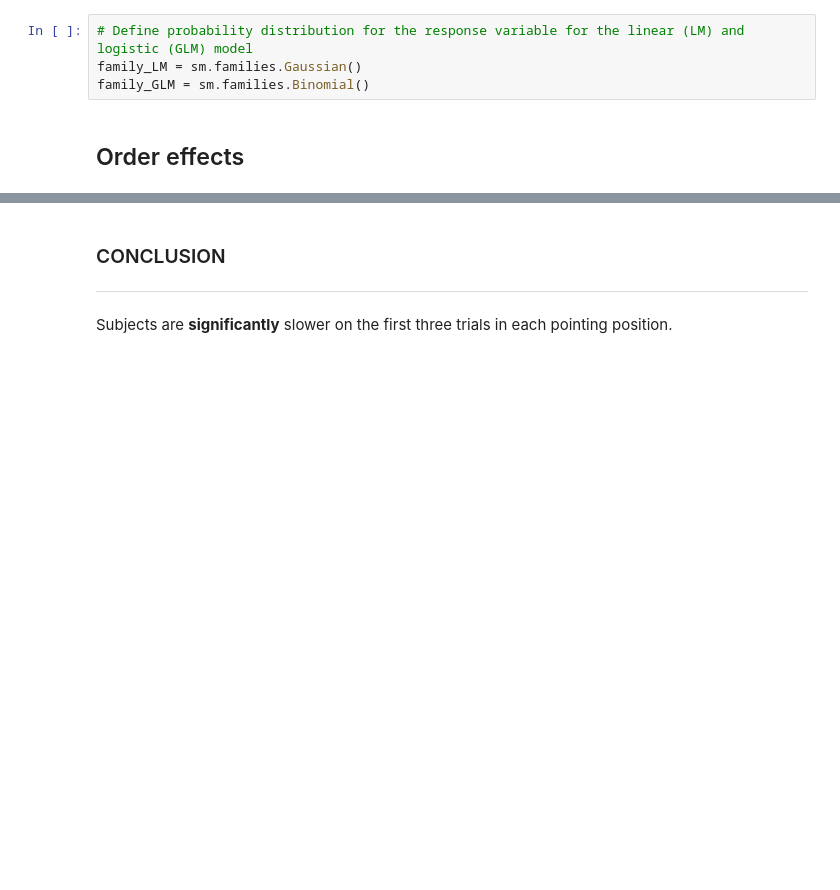
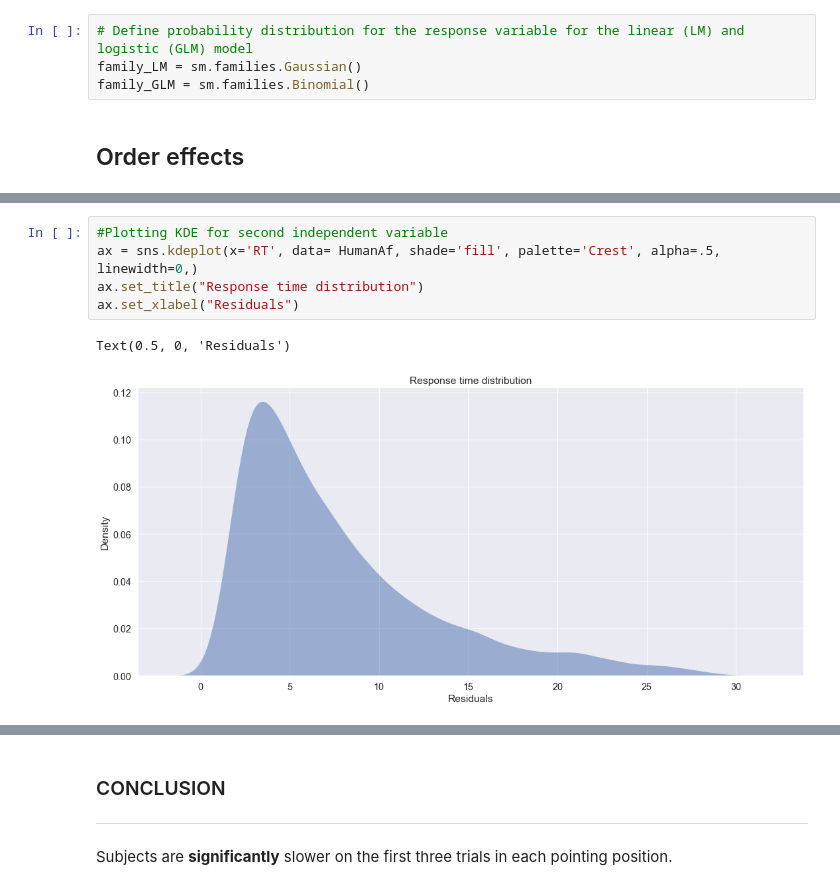
Before and after one commit to tracysanchez/Human_Agents_Impact_Nav, a Jupyter notebook: Joining_FinalData/3_Statistical_Analysis.ipynb, the cells around one changed output, grey strips where cells are left out. Drawn from its saved outputs; the diff is of its cells as text; blank space fills up the shorter version.

```diff
--- a/Joining_FinalData/3_Statistical_Analysis.ipynb
+++ b/Joining_FinalData/3_Statistical_Analysis.ipynb
@@ -20,3 +29,11 @@ family_GLM = sm.families.Binomial()
+# %%
+#Plotting KDE for second independent variable
+ax = sns.kdeplot(x='RT', data= HumanAf, shade='fill', palette='Crest', alpha=.5, linewidth=0,)
+ax.set_title("Response time distribution")
+ax.set_xlabel("Residuals")
+# %% [output]
+Text(0.5, 0, 'Residuals')
+[figure, added]
 # %%
 # Response time predicted by trial order in each starting location
 formula = 'np.log(RT) ~ C(ID_for_StartingPosition, Treatment(reference=12))'
```
Also changed, not shown: parts of 33 cells of this notebook, 15 other files.
